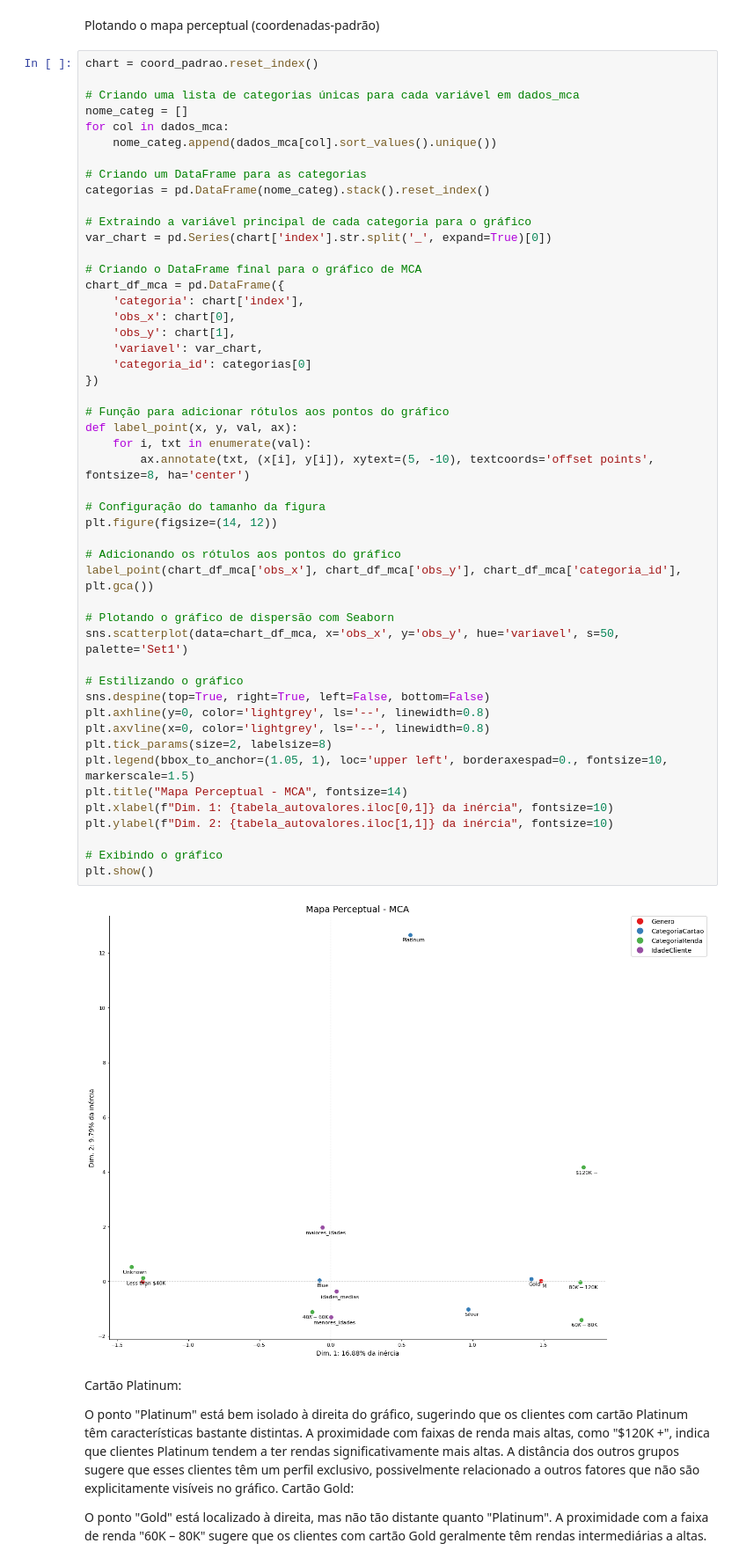
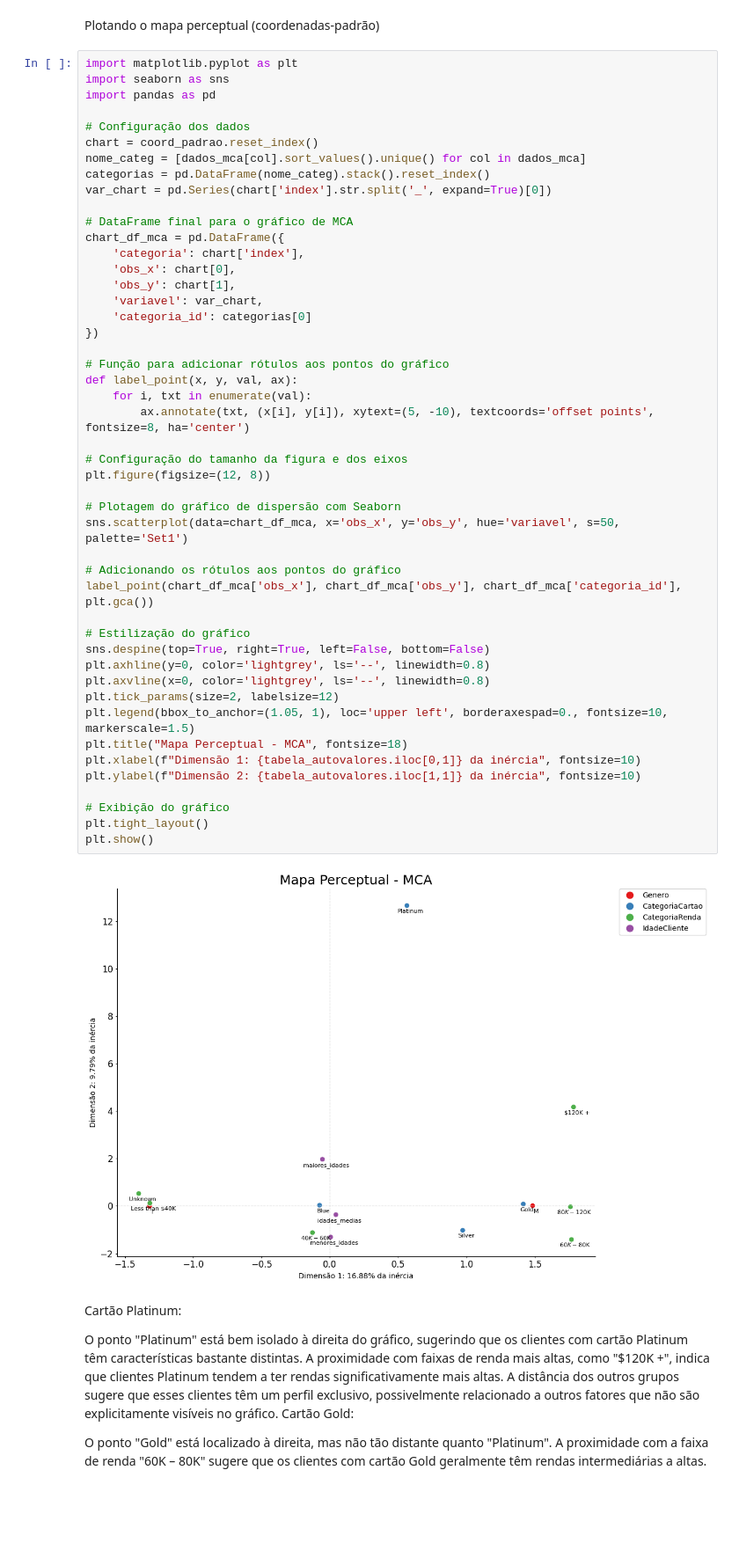
Before and after one commit to lucianeberger/-MBA-em-Data-Science-e-Analytics, a Jupyter notebook: Análise de Correspondência Simples e Múltipla I/Atividade Teste/Analise de correspondencia.ipynb, the cells around one changed output. Shown: that part at 88% size. Drawn from its saved outputs; the diff is of its cells as text; blank space fills up the shorter version.

```diff
--- a/Análise de Correspondência Simples e Múltipla I/Atividade Teste/Analise de correspondencia.ipynb
+++ b/Análise de Correspondência Simples e Múltipla I/Atividade Teste/Analise de correspondencia.ipynb
@@ -318,56 +318,54 @@ print(coord_obs)
 # %% [markdown]
 Plotando o mapa perceptual (coordenadas-padrão)
 # %%
+import matplotlib.pyplot as plt
+import seaborn as sns
+import pandas as pd
+
+# Configuração dos dados
 chart = coord_padrao.reset_index()
-
-# Criando uma lista de categorias únicas para cada variável em dados_mca
-nome_categ = []
-for col in dados_mca:
-    nome_categ.append(dados_mca[col].sort_values().unique())
-
-# Criando um DataFrame para as categorias
+nome_categ = [dados_mca[col].sort_values().unique() for col in dados_mca]
 categorias = pd.DataFrame(nome_categ).stack().reset_index()
-
-# Extraindo a variável principal de cada categoria para o gráfico
 var_chart = pd.Series(chart['index'].str.split('_', expand=True)[0])
 
-# Criando o DataFrame final para o gráfico de MCA
+# DataFrame final para o gráfico de MCA
 chart_df_mca = pd.DataFrame({
     'categoria': chart['index'],
     'obs_x': chart[0],
     'obs_y': chart[1],
     'variavel': var_chart,
     'categoria_id': categorias[0]
 })
 
 # Função para adicionar rótulos aos pontos do gráfico
 def label_point(x, y, val, ax):
     for i, txt in enumerate(val):
         ax.annotate(txt, (x[i], y[i]), xytext=(5, -10), textcoords='offset points', fontsize=8, ha='center')
 
-# Configuração do tamanho da figura
-plt.figure(figsize=(14, 12))
+# Configuração do tamanho da figura e dos eixos
+plt.figure(figsize=(12, 8))
+
+# Plotagem do gráfico de dispersão com Seaborn
+sns.scatterplot(data=chart_df_mca, x='obs_x', y='obs_y', hue='variavel', s=50, palette='Set1')
 
 # Adicionando os rótulos aos pontos do gráfico
 label_point(chart_df_mca['obs_x'], chart_df_mca['obs_y'], chart_df_mca['categoria_id'], plt.gca())
 
-# Plotando o gráfico de dispersão com Seaborn
-sns.scatterplot(data=chart_df_mca, x='obs_x', y='obs_y', hue='variavel', s=50, palette='Set1')
-
-# Estilizando o gráfico
+# Estilização do gráfico
 sns.despine(top=True, right=True, left=False, bottom=False)
 plt.axhline(y=0, color='lightgrey', ls='--', linewidth=0.8)
 plt.axvline(x=0, color='lightgrey', ls='--', linewidth=0.8)
-plt.tick_params(size=2, labelsize=8)
+plt.tick_params(size=2, labelsize=12)
 plt.legend(bbox_to_anchor=(1.05, 1), loc='upper left', borderaxespad=0., fontsize=10, markerscale=1.5)
-plt.title("Mapa Perceptual - MCA", fontsize=14)
-plt.xlabel(f"Dim. 1: {tabela_autovalores.iloc[0,1]} da inércia", fontsize=10)
-plt.ylabel(f"Dim. 2: {tabela_autovalores.iloc[1,1]} da inércia", fontsize=10)
+plt.title("Mapa Perceptual - MCA", fontsize=18)
+plt.xlabel(f"Dimensão 1: {tabela_autovalores.iloc[0,1]} da inércia", fontsize=10)
+plt.ylabel(f"Dimensão 2: {tabela_autovalores.iloc[1,1]} da inércia", fontsize=10)
 
-# Exibindo o gráfico
+# Exibição do gráfico
+plt.tight_layout()
 plt.show()
 # %% [output]
-[figure, old version]
+[figure, new version]
 # %% [markdown]
 Cartão Platinum:
 
```
